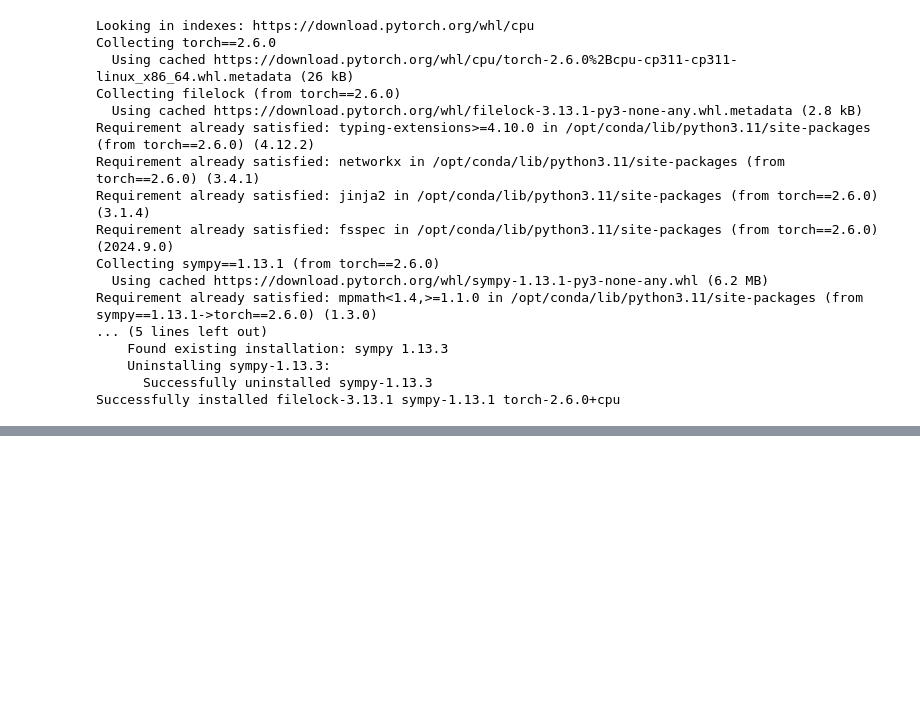
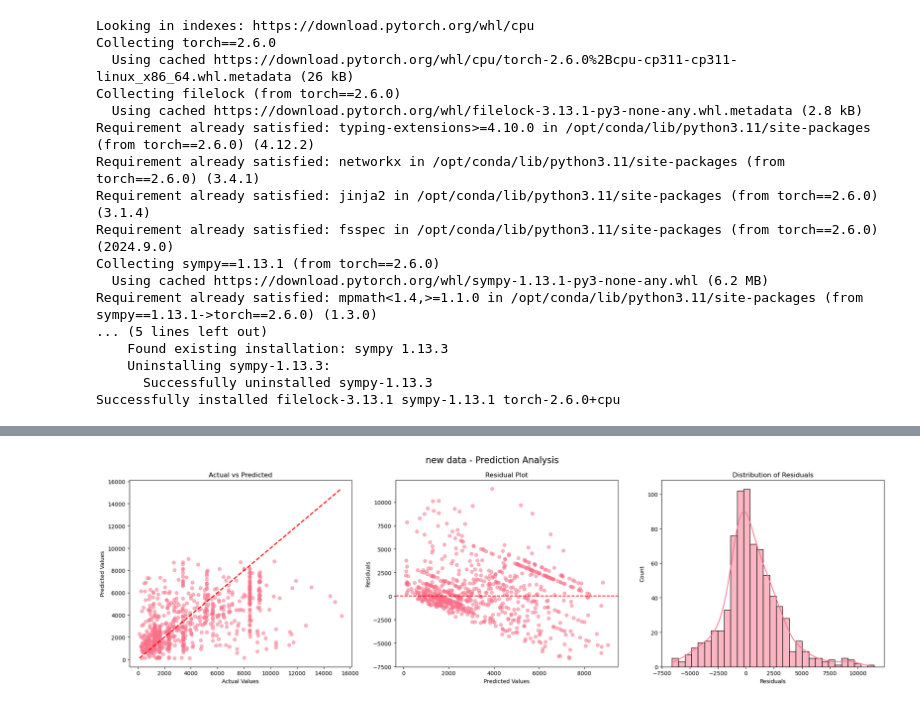
Before and after one commit to dksshddl/lab-env, a Jupyter notebook: 06_pytorch.ipynb, the cells around one changed output, grey strips where cells are left out. Drawn from its saved outputs; the diff is of its cells as text; code cells hidden in the pictures; blank space fills up the shorter version.

```diff
--- a/06_pytorch.ipynb
+++ b/06_pytorch.ipynb
@@ -32,4 +33,6 @@ data = np.genfromtxt('dataset/weather_data_random_train_new.csv', delimiter=',',
 # %%
 X, y = data[:, :-1], data[:, -1]
-np.shape(X), np.shape(y)
+X_test, y_test = data_test[:, :-1], data_test[:, -1]
+print("train dataset: ", np.shape(X), np.shape(y))
+print("test dataset", np.shape(X_test), np.shape(y_test))
 # %% [output]
@@ -157,0 +162,46 @@ plt.show()
+# %%
+X_test = torch.FloatTensor(X_test)
+
+with torch.no_grad():
+    y_predict = model(X_test).cpu().numpy()
+# %%
+y_predict = y_predict.flatten()
+# %%
+# 시각화
+import matplotlib.pyplot as plt
+import seaborn as sns
+
+
+fig, (ax1, ax2, ax3) = plt.subplots(1, 3, figsize=(20, 6))
+
+# 1. 산점도
+ax1.scatter(y_test, y_predict, alpha=0.5)
+ax1.plot([y_test.min(), y_test.max()], [y_test.min(), y_test.max()], 'r--', lw=2)
+ax1.set_xlabel('Actual Values')
+ax1.set_ylabel('Predicted Values')
+ax1.set_title('Actual vs Predicted')
+
+# 3. 잔차 플롯
+residuals = y_test - y_predict
+ax2.scatter(y_predict, residuals, alpha=0.5)
+ax2.axhline(y=0, color='r', linestyle='--')
+ax2.set_xlabel('Predicted Values')
+ax2.set_ylabel('Residuals')
+ax2.set_title('Residual Plot')
+
+sns.histplot(residuals, ax=ax3, kde=True)
+ax3.set_xlabel('Residuals')
+ax3.set_ylabel('Count')
+ax3.set_title('Distribution of Residuals')
+
+
+plt.suptitle(f'new data - Prediction Analysis', fontsize=16)
+plt.tight_layout()
+
+# Jupyter Notebook에 표시
+plt.show()
+
+# 메모리 정리
+plt.close()
+# %% [output]
+[figure, added]
```
Also changed, not shown: parts of 5 cells of this notebook, 8 other files.
